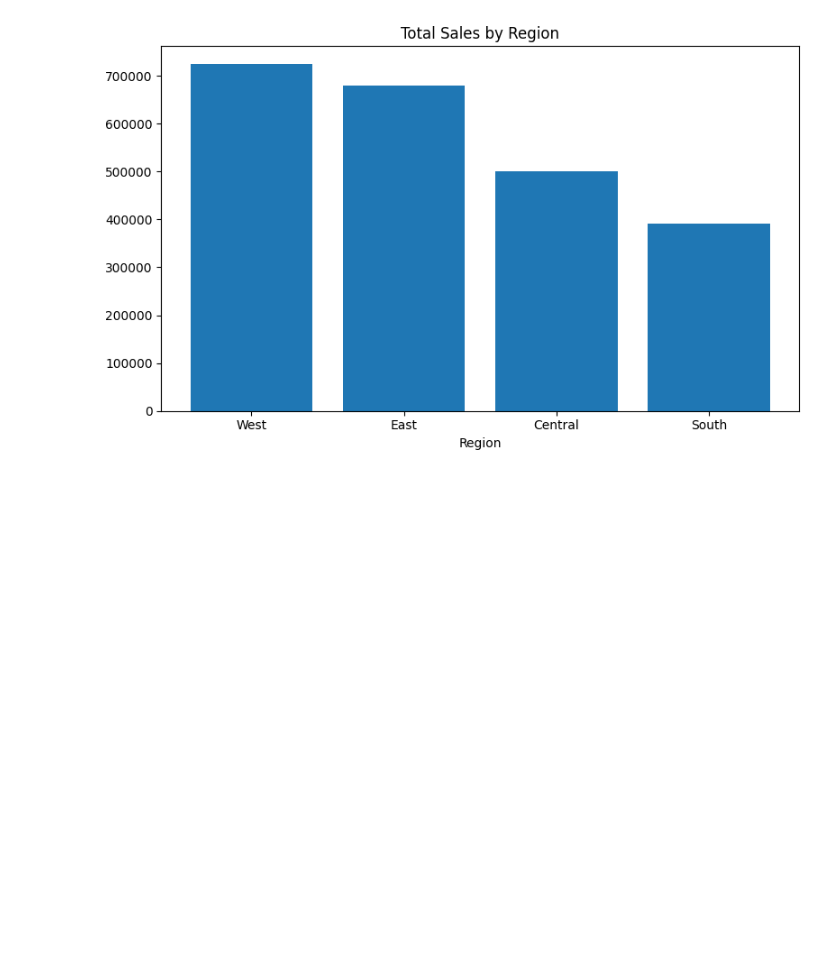
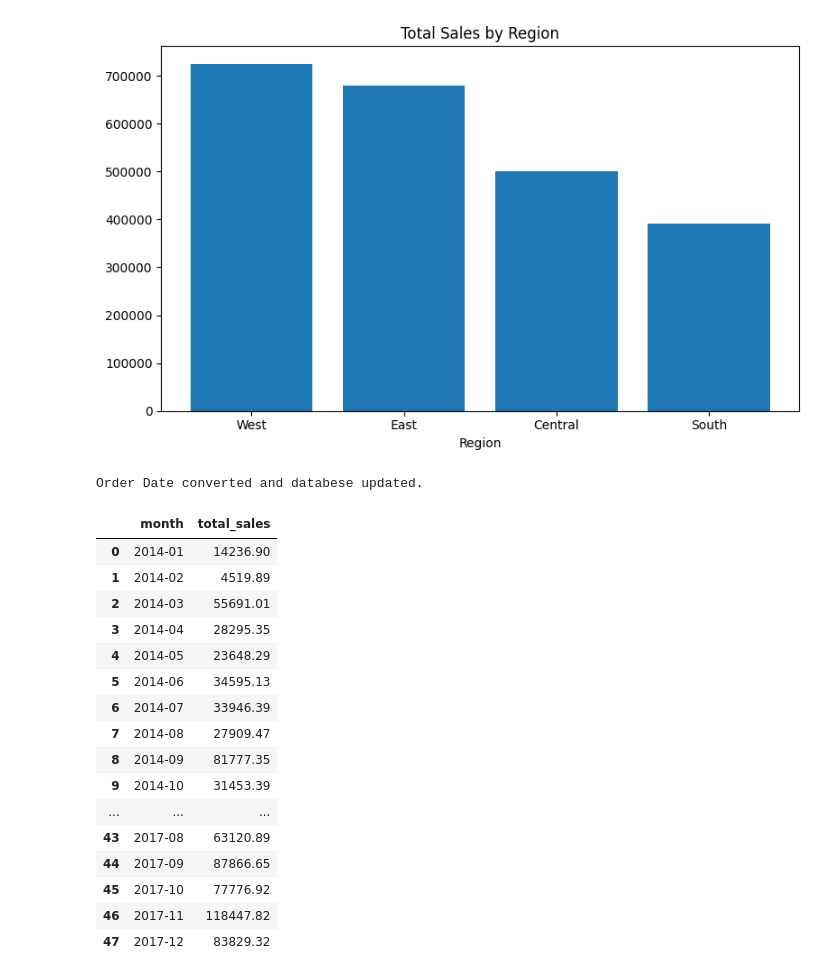
Before and after one commit to StojkoskiT/data-science-portfolio, a Jupyter notebook: projects/sales_sql_analysis/notebooks/sales_analysis.ipynb, the cells around one changed output. Saved outputs shown, nothing was run; the diff lists cells and outputs as text; code cells hidden in the pictures; blank space fills up the shorter version.

```diff
--- a/projects/sales_sql_analysis/notebooks/sales_analysis.ipynb
+++ b/projects/sales_sql_analysis/notebooks/sales_analysis.ipynb
@@ -157,3 +157,39 @@ plt.tight_layout()
 plt.show()
 # %% [output]
 [figure]
+# %%
+df["Order Date"] = pd.to_datetime(df["Order Date"], errors="coerce")
+df.to_sql("sales", conn, if_exists="replace", index=False)
+
+print("Order Date converted and databese updated.")
+# %% [output]
+Order Date converted and databese updated.
+# %%
+query = """
+SELECT strftime('%Y-%m', "Order Date") AS month,
+       ROUND(SUM(Sales), 2) AS total_sales
+FROM sales
+GROUP BY month
+ORDER BY month
+"""
+
+monthly_sales = pd.read_sql_query(query, conn)
+monthly_sales
+# %% [output]
+|  | month | total_sales |
+| 0 | 2014-01 | 14236.90 |
+| 1 | 2014-02 | 4519.89 |
+| 2 | 2014-03 | 55691.01 |
+| 3 | 2014-04 | 28295.35 |
+| 4 | 2014-05 | 23648.29 |
+| 5 | 2014-06 | 34595.13 |
+| 6 | 2014-07 | 33946.39 |
+| 7 | 2014-08 | 27909.47 |
+| 8 | 2014-09 | 81777.35 |
+| 9 | 2014-10 | 31453.39 |
+| ... | ... | ... |
+| 43 | 2017-08 | 63120.89 |
+| 44 | 2017-09 | 87866.65 |
+| 45 | 2017-10 | 77776.92 |
+| 46 | 2017-11 | 118447.82 |
+| 47 | 2017-12 | 83829.32 |
```
Also changed, not shown: parts of 1 cell of this notebook.
